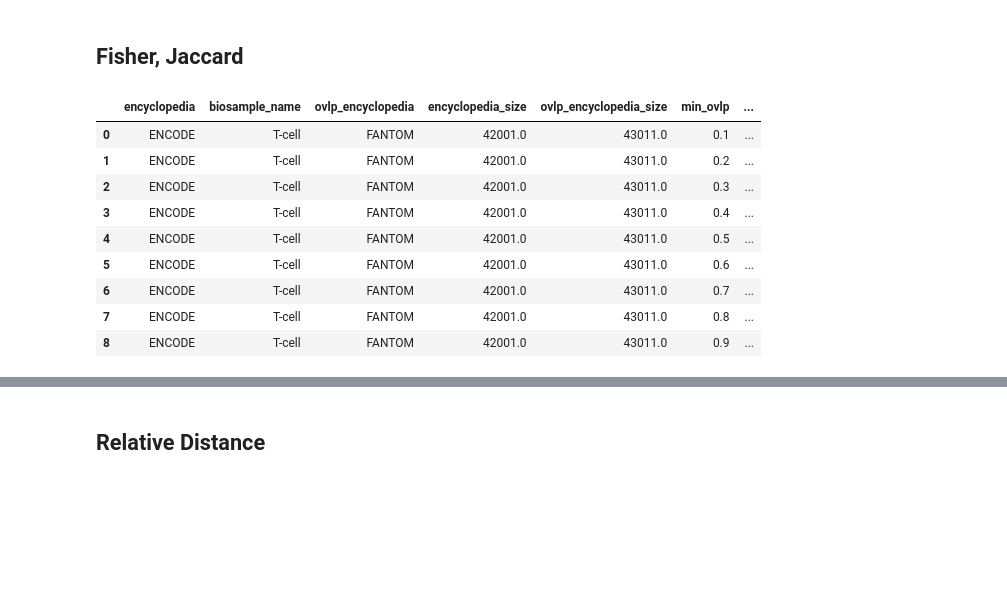
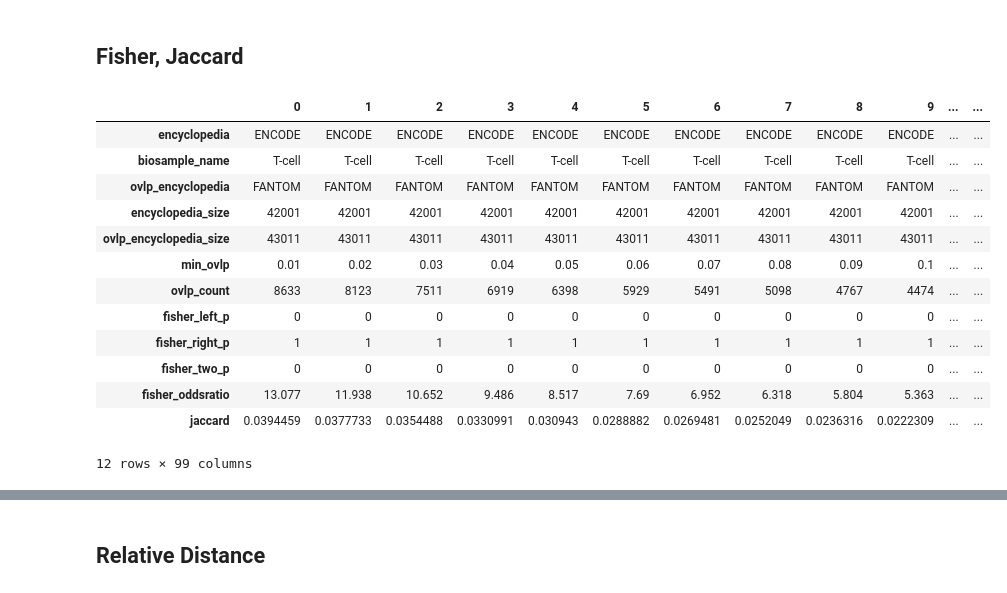
Before and after one commit to mvanzetti/thesis, a Jupyter notebook: notebooks/Null Model.ipynb, the cells around one changed output, grey strips where cells are left out. Cells and saved outputs as stored; diff of their text form; code cells hidden in the pictures; blank space fills up the shorter version.

```diff
--- a/notebooks/Null Model.ipynb
+++ b/notebooks/Null Model.ipynb
@@ -275,7 +275,7 @@ len(sample_df)
 # %% [markdown]
 ## Fisher, Jaccard
 # %%
-def build_tests_df(bed, bed_overlap_with, bed_name, bed_overlap_with_name, biosample_name, assembly):
+def build_tests_df(bed, bed_overlap_with, bed_name, bed_overlap_with_name, biosample_name, assembly, samples_num):
     columns = ['encyclopedia', 'biosample_name', 'ovlp_encyclopedia', 'encyclopedia_size', 'ovlp_encyclopedia_size',
           'min_ovlp', 'ovlp_count', 'fisher_left_p', 'fisher_right_p', 'fisher_two_p', 'fisher_oddsratio', 'jaccard']
 
@@ -284,8 +284,8 @@ def build_tests_df(bed, bed_overlap_with, bed_name, bed_overlap_with_name, biosa
     a_size = len(bed)
     b_size = len(bed_overlap_with)
 
-    for i in range (1, 10):
-        min_ovlp = i*0.1
+    for i in range (1, samples_num):
+        min_ovlp = i* 1/samples_num
 
         #fisher test
         fisher = bed.fisher(bed_overlap_with, f=min_ovlp, genome=assembly)
@@ -314,20 +314,24 @@ biosample_name = 'T-cell'
 overlapping_encyclopedia = 'FANTOM'
 
 
-tests_df = build_tests_df(encode_bed_sorted, fantom_bed_sorted, 'ENCODE', 'FANTOM', 'T-cell', 'hg19')
-tests_df_shuffled = build_tests_df(encode_bed_sorted, fantom_shuffled_bed_sorted, 'ENCODE', 'FANTOM_shuffled', 'T-cell', 'hg19')
-tests_df_random = build_tests_df(encode_bed_sorted, fantom_random_bed_sorted, 'ENCODE', 'FANTOM_random', 'T-cell', 'hg19')
+tests_df = build_tests_df(encode_bed_sorted, fantom_bed_sorted, 'ENCODE', 'FANTOM', 'T-cell', 'hg19', 100)
+tests_df_shuffled = build_tests_df(encode_bed_sorted, fantom_shuffled_bed_sorted, 'ENCODE', 'FANTOM_shuffled', 'T-cell', 'hg19', 100)
+tests_df_random = build_tests_df(encode_bed_sorted, fantom_random_bed_sorted, 'ENCODE', 'FANTOM_random', 'T-cell', 'hg19', 100)
 # %%
-tests_df
+tests_df.T
 # %% [output]
-|  | encyclopedia | biosample_name | ovlp_encyclopedia | encyclopedia_size | ovlp_encyclopedia_size | min_ovlp | ... |
-| 0 | ENCODE | T-cell | FANTOM | 42001.0 | 43011.0 | 0.1 | ... |
-| 1 | ENCODE | T-cell | FANTOM | 42001.0 | 43011.0 | 0.2 | ... |
-| 2 | ENCODE | T-cell | FANTOM | 42001.0 | 43011.0 | 0.3 | ... |
-| 3 | ENCODE | T-cell | FANTOM | 42001.0 | 43011.0 | 0.4 | ... |
-| 4 | ENCODE | T-cell | FANTOM | 42001.0 | 43011.0 | 0.5 | ... |
-| 5 | ENCODE | T-cell | FANTOM | 42001.0 | 43011.0 | 0.6 | ... |
-| 6 | ENCODE | T-cell | FANTOM | 42001.0 | 43011.0 | 0.7 | ... |
-| 7 | ENCODE | T-cell | FANTOM | 42001.0 | 43011.0 | 0.8 | ... |
-| 8 | ENCODE | T-cell | FANTOM | 42001.0 | 43011.0 | 0.9 | ... |
+|  | 0 | 1 | 2 | 3 | 4 | 5 | 6 | 7 | 8 | 9 | ... | ... |
+| encyclopedia | ENCODE | ENCODE | ENCODE | ENCODE | ENCODE | ENCODE | ENCODE | ENCODE | ENCODE | ENCODE | ... | ... |
+| biosample_name | T-cell | T-cell | T-cell | T-cell | T-cell | T-cell | T-cell | T-cell | T-cell | T-cell | ... | ... |
+| ovlp_encyclopedia | FANTOM | FANTOM | FANTOM | FANTOM | FANTOM | FANTOM | FANTOM | FANTOM | FANTOM | FANTOM | ... | ... |
+| encyclopedia_size | 42001 | 42001 | 42001 | 42001 | 42001 | 42001 | 42001 | 42001 | 42001 | 42001 | ... | ... |
+| ovlp_encyclopedia_size | 43011 | 43011 | 43011 | 43011 | 43011 | 43011 | 43011 | 43011 | 43011 | 43011 | ... | ... |
+| min_ovlp | 0.01 | 0.02 | 0.03 | 0.04 | 0.05 | 0.06 | 0.07 | 0.08 | 0.09 | 0.1 | ... | ... |
+| ovlp_count | 8633 | 8123 | 7511 | 6919 | 6398 | 5929 | 5491 | 5098 | 4767 | 4474 | ... | ... |
+| fisher_left_p | 0 | 0 | 0 | 0 | 0 | 0 | 0 | 0 | 0 | 0 | ... | ... |
+| fisher_right_p | 1 | 1 | 1 | 1 | 1 | 1 | 1 | 1 | 1 | 1 | ... | ... |
+| fisher_two_p | 0 | 0 | 0 | 0 | 0 | 0 | 0 | 0 | 0 | 0 | ... | ... |
+| fisher_oddsratio | 13.077 | 11.938 | 10.652 | 9.486 | 8.517 | 7.69 | 6.952 | 6.318 | 5.804 | 5.363 | ... | ... |
+| jaccard | 0.0394459 | 0.0377733 | 0.0354488 | 0.0330991 | 0.030943 | 0.0288882 | 0.0269481 | 0.0252049 | 0.0236316 | 0.0222309 | ... | ... |
+12 rows × 99 columns
 # %%
```
Also changed, not shown: parts of 12 cells of this notebook, 5 other files.
